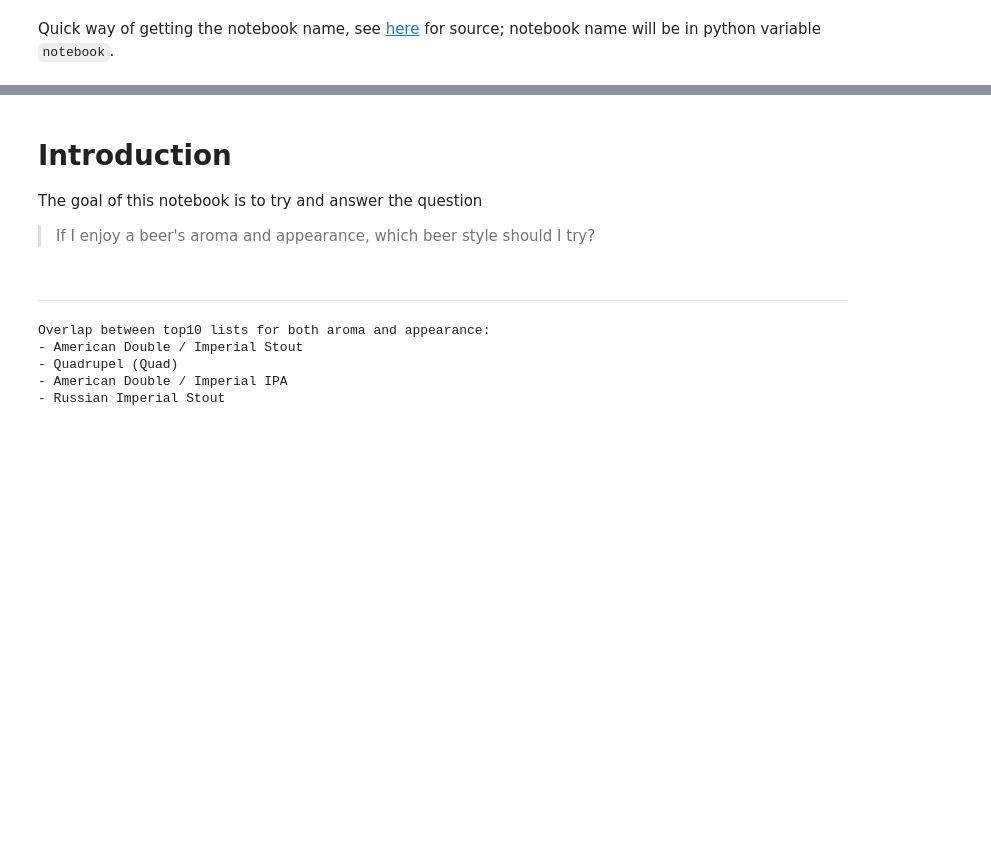
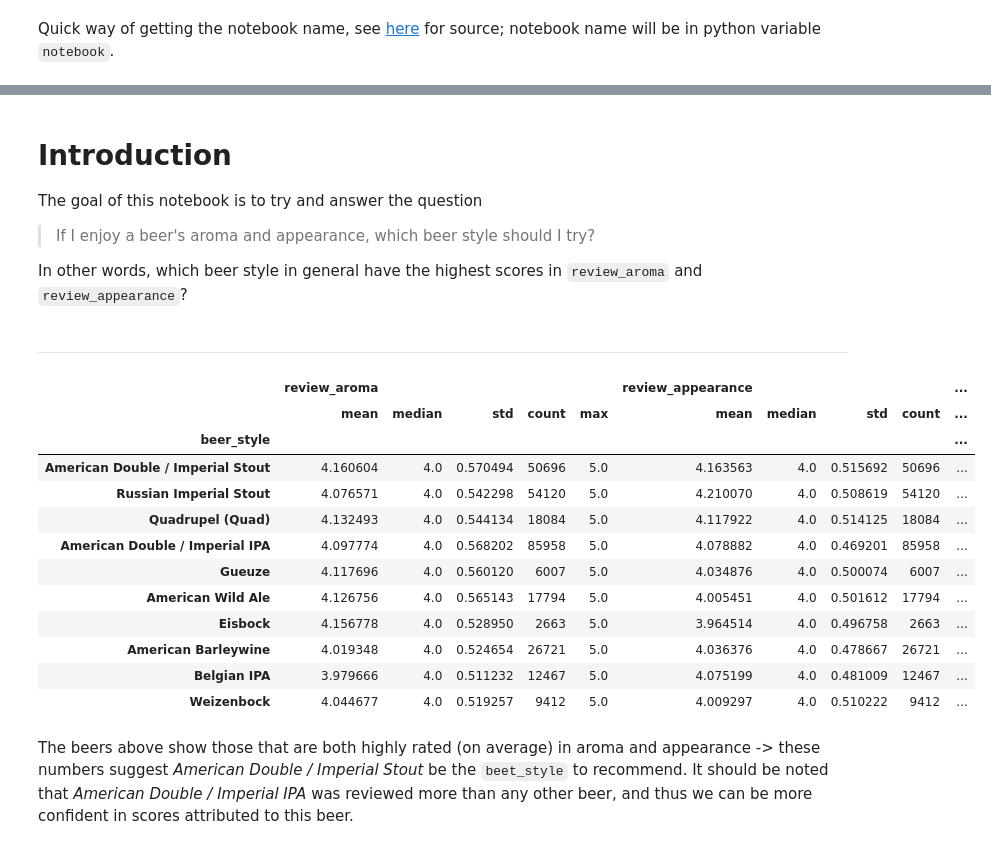
Before and after one commit to ConstantinoSchillebeeckx/CiBO, a Jupyter notebook: notebooks/explore/5.0_beer_style.ipynb, the cells around one changed output, grey strips where cells are left out. Saved outputs shown, nothing was run; the diff lists cells and outputs as text; code cells hidden in the pictures; blank space fills up the shorter version.

```diff
--- a/notebooks/explore/5.0_beer_style.ipynb
+++ b/notebooks/explore/5.0_beer_style.ipynb
@@ -10,6 +10,8 @@ from sklearn import linear_model
 from sklearn.metrics import r2_score
 from sklearn.ensemble import RandomForestClassifier
 from sklearn.model_selection import GridSearchCV
+from sklearn.linear_model import LogisticRegression
+from sklearn.svm import SVC
 import operator
 
 sys.path.insert(0, '../../src/data/')
@@ -20,7 +22,17 @@ import utils
 %autoreload 2
 
 path_raw = "../../data/raw/beer_reviews"
+trolls_file = '../../data/interim/trolls.csv'
 random = 42
+
+savefig = False
+
+assert os.path.isfile(os.path.join(path_raw, 'beer_reviews.csv')), "This data file doesn't exist yet, please run through 'make data'"
+assert os.path.isfile(trolls_file), "The trolls file doesn't exist yet, please run through analysis 3.0 first!"
+
+# ignore sklearn depreciation warnings :(
+import warnings
+warnings.filterwarnings('ignore')
 # %% [output]
 The autoreload extension is already loaded. To reload it, use:
   %reload_ext autoreload
@@ -39,6 +51,8 @@ kernel.execute(command);
 
 The goal of this notebook is to try and answer the question
 > If I enjoy a beer's aroma and appearance, which beer style should I try?
+
+In other words, which beer style in general have the highest scores in `review_aroma` and `review_appearance`?
 # %%
 # LOAD DATA
 # we assume the file we're after is a
@@ -61,19 +77,25 @@ dat = dat_raw[(dat_raw.review_profilename.notnull()) & (~dat_raw.review_profilen
 # %%
 # for each beer style, get some descriptive stats for the interested factors
 factors = ['review_aroma', 'review_appearance']
 label = ['beer_style']
-factor_stats = dat[factors + label].groupby('beer_style').agg(['mean','median','std','count'])
+factor_stats = dat[factors + ['combo_score'] + label].groupby('beer_style').agg(['mean','median','std','count','max'])
+
 
 # naivly sort by mean score and grab top10
-top10_by_aroma = factor_stats.sort_values(('review_aroma','mean'), ascending=False).head(10)
-top10_by_appearance = factor_stats.sort_values(('review_appearance','mean'), ascending=False).head(10)
-
-# show just overlap
-print 'Overlap between top10 lists for both aroma and appearance: \n- %s' %'\n- '.join(list(top10_by_appearance.index
-                                                                                    & top10_by_aroma.index))
+factor_stats.sort_values(('combo_score','mean'), ascending=False).head(10)
 # %% [output]
-Overlap between top10 lists for both aroma and appearance:
-- American Double / Imperial Stout
-- Quadrupel (Quad)
-- American Double / Imperial IPA
-- Russian Imperial Stout
+|  | review_aroma |  |  |  |  | review_appearance |  |  |  | ... |
+|  | mean | median | std | count | max | mean | median | std | count | ... |
+| beer_style |  |  |  |  |  |  |  |  |  | ... |
+| American Double / Imperial Stout | 4.160604 | 4.0 | 0.570494 | 50696 | 5.0 | 4.163563 | 4.0 | 0.515692 | 50696 | ... |
+| Russian Imperial Stout | 4.076571 | 4.0 | 0.542298 | 54120 | 5.0 | 4.210070 | 4.0 | 0.508619 | 54120 | ... |
+| Quadrupel (Quad) | 4.132493 | 4.0 | 0.544134 | 18084 | 5.0 | 4.117922 | 4.0 | 0.514125 | 18084 | ... |
+| American Double / Imperial IPA | 4.097774 | 4.0 | 0.568202 | 85958 | 5.0 | 4.078882 | 4.0 | 0.469201 | 85958 | ... |
+| Gueuze | 4.117696 | 4.0 | 0.560120 | 6007 | 5.0 | 4.034876 | 4.0 | 0.500074 | 6007 | ... |
+| American Wild Ale | 4.126756 | 4.0 | 0.565143 | 17794 | 5.0 | 4.005451 | 4.0 | 0.501612 | 17794 | ... |
+| Eisbock | 4.156778 | 4.0 | 0.528950 | 2663 | 5.0 | 3.964514 | 4.0 | 0.496758 | 2663 | ... |
+| American Barleywine | 4.019348 | 4.0 | 0.524654 | 26721 | 5.0 | 4.036376 | 4.0 | 0.478667 | 26721 | ... |
+| Belgian IPA | 3.979666 | 4.0 | 0.511232 | 12467 | 5.0 | 4.075199 | 4.0 | 0.481009 | 12467 | ... |
+| Weizenbock | 4.044677 | 4.0 | 0.519257 | 9412 | 5.0 | 4.009297 | 4.0 | 0.510222 | 9412 | ... |
+# %% [markdown]
+The beers above show those that are both highly rated (on average) in aroma and appearance -> these numbers suggest *American Double / Imperial Stout* be the `beet_style` to recommend. It should be noted that *American Double / Imperial IPA* was reviewed more than any other beer, and thus we can be more confident in scores attributed to this beer.
```
Also changed, not shown: parts of 13 cells of this notebook, 6 other files.
